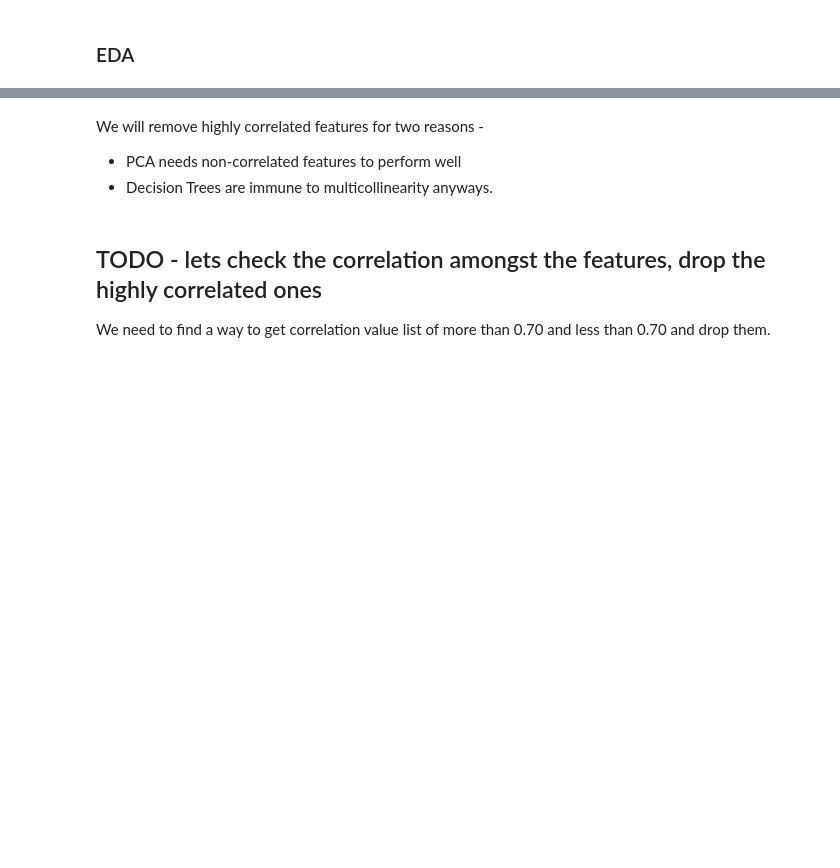
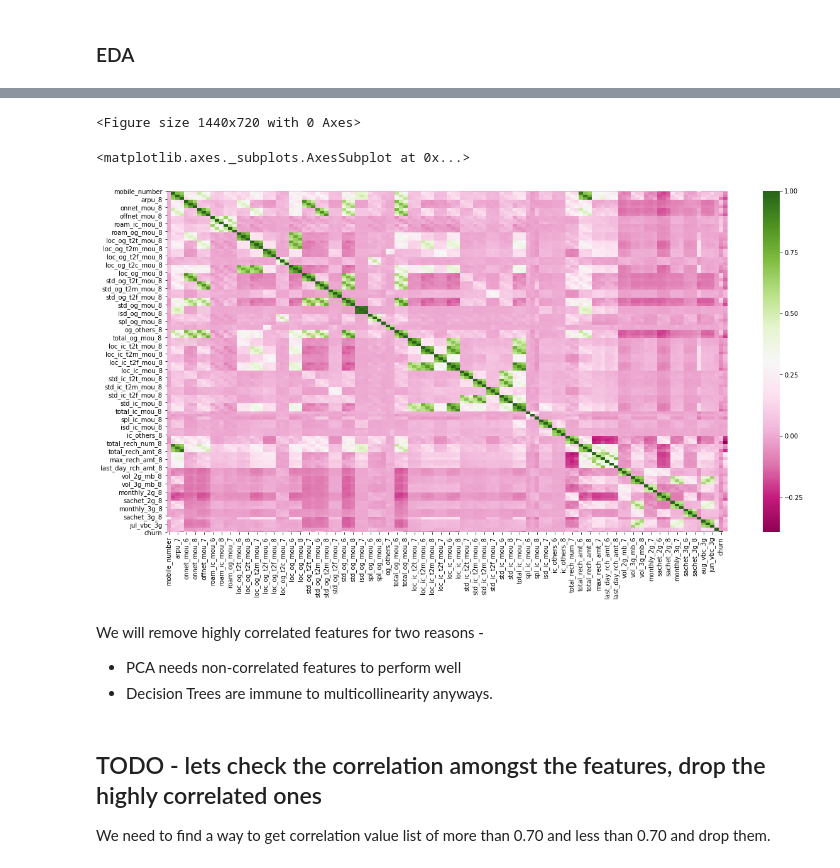
Before and after one commit to bipin-raju/Telecom_churn_case_study, a Jupyter notebook: Telecom Churn Case Study.ipynb, the cells around one changed output, grey strips where cells are left out. Cells and saved outputs as stored; diff of their text form; code cells hidden in the pictures; blank space fills up the shorter version.

```diff
--- a/Telecom Churn Case Study.ipynb
+++ b/Telecom Churn Case Study.ipynb
@@ -97,0 +140,4 @@ print("\nDimension of the updated dataset:",telecom_hv_cust.shape)
+# %%
+cols = [c for c in telecom_hv_cust.columns if c[-2:] == '_9']
+telecom_hv_cust.drop(axis=1, columns =cols, inplace=True)
+cols
@@ -134,0 +252,3 @@ telecom_hv_cust.shape
+# %%
+telecom_hv_cust['date_of_last_rech_6'].isnull().sum()
+telecom_hv_cust['date_of_last_rech_6'].dropna(inplace=True)
@@ -134,0 +257,5 @@ telecom_hv_cust.shape
+# %%
+telecom_hv_cust["days_since_last_rech"] = telecom_hv_cust[["date_of_last_rech_6", "date_of_last_rech_7", "date_of_last_rech_8"]].max(axis=1)
+telecom_hv_cust['days_since_last_rech'] = datetime(2014, 9, 1) - telecom_hv_cust['days_since_last_rech']
+telecom_hv_cust['days_since_last_rech'] = telecom_hv_cust['days_since_last_rech'].apply(lambda x: x.days)
+telecom_hv_cust.loc[:,'date_of_last_rech_8':'days_since_last_rech']
@@ -134,0 +276,4 @@ telecom_hv_cust.shape
+# %%
+cols = [c for c in telecom_hv_cust.columns if "date_of_last_rech" in c]
+telecom_hv_cust.drop(axis=1, columns =cols, inplace=True)
+cols
@@ -142,3 +301,10 @@ sns.heatmap(corr)
+# %%
+plt.figure(figsize = (20,10))        # Size of the figure
+sns.heatmap(corr, cmap="PiYG")
+# %% [output]
+<Figure size 1440x720 with 0 Axes>
+<matplotlib.axes._subplots.AxesSubplot at 0x...>
+[figure, added]
 # %% [markdown]
 We will remove highly correlated features for two reasons -
 
```
Also changed, not shown: parts of 98 cells of this notebook.
